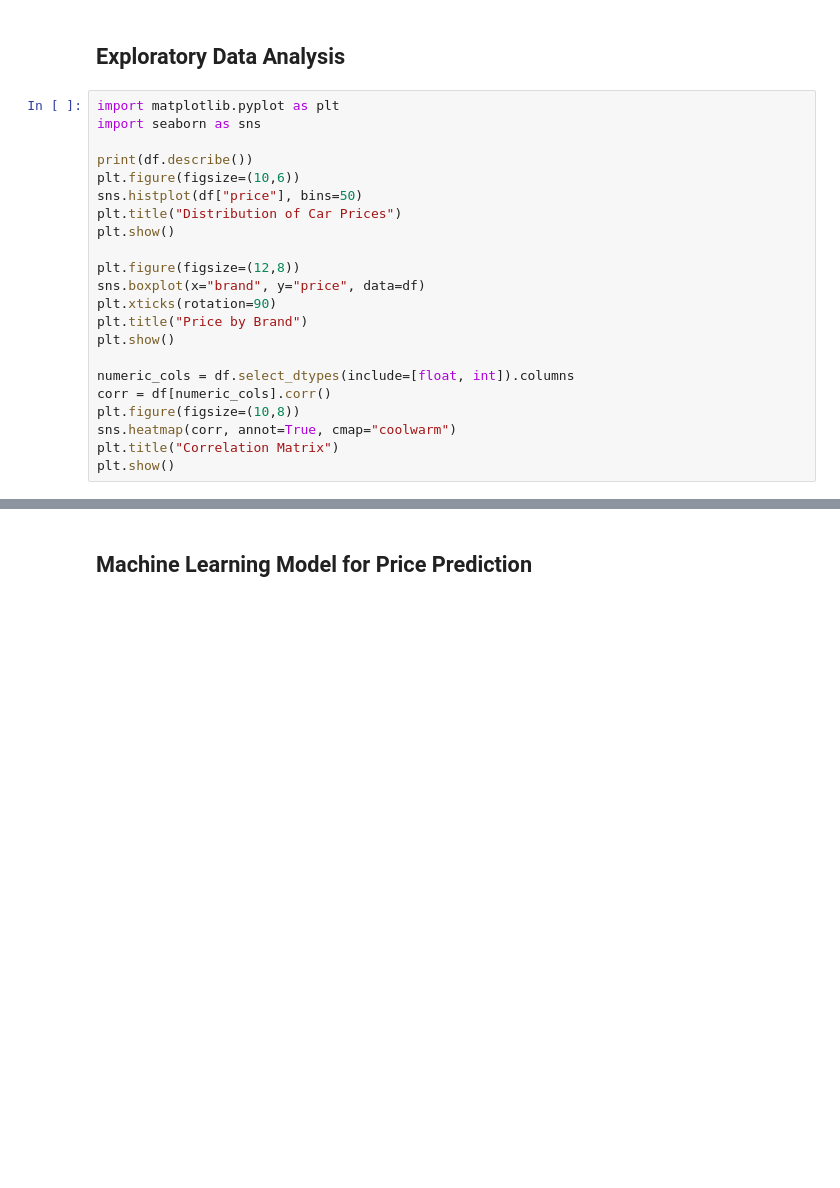
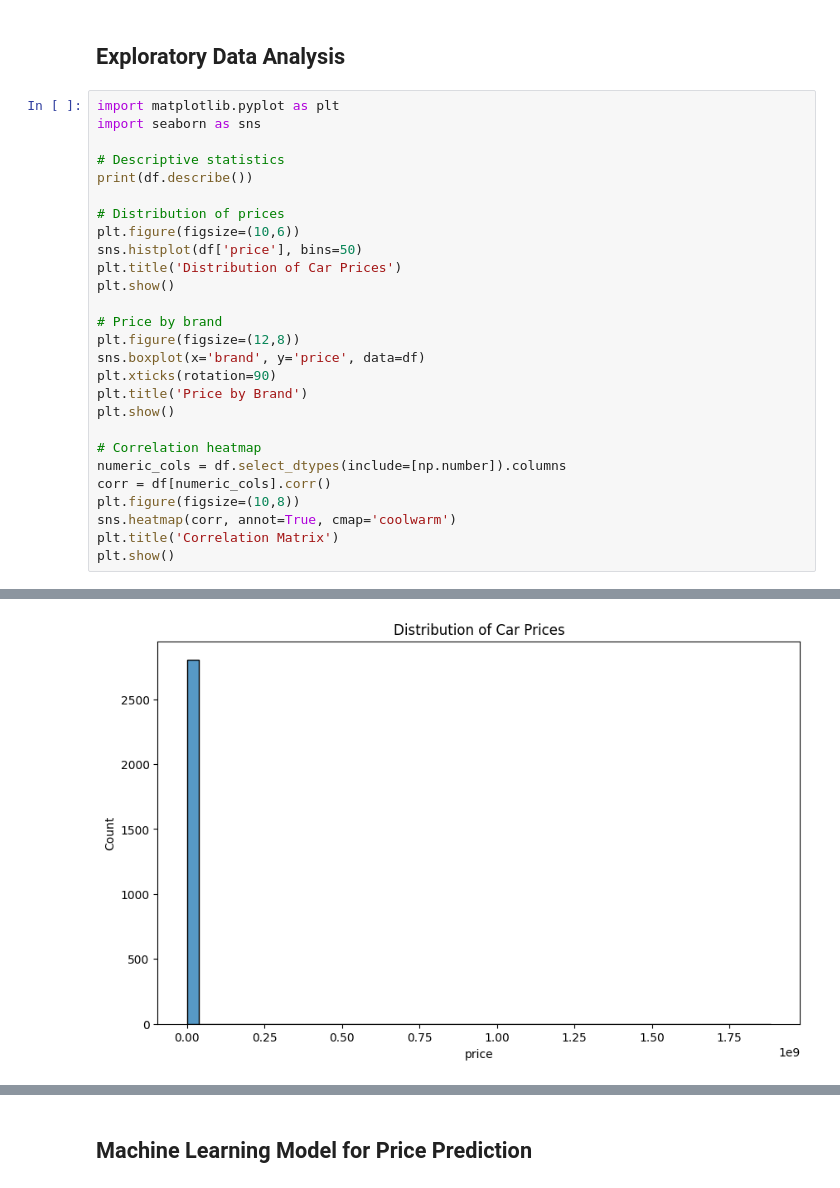
Before and after one commit to Le0291/DS_Project, a Jupyter notebook: project.ipynb, the cells around one changed output, grey strips where cells are left out. Cells and saved outputs as stored; diff of their text form; blank space fills up the shorter version.

```diff
--- a/project.ipynb
+++ b/project.ipynb
@@ -23,21 +71,27 @@ print(df.dtypes)
 import matplotlib.pyplot as plt
 import seaborn as sns
 
+# Descriptive statistics
 print(df.describe())
+
+# Distribution of prices
 plt.figure(figsize=(10,6))
-sns.histplot(df["price"], bins=50)
-plt.title("Distribution of Car Prices")
+sns.histplot(df['price'], bins=50)
+plt.title('Distribution of Car Prices')
 plt.show()
 
+# Price by brand
 plt.figure(figsize=(12,8))
-sns.boxplot(x="brand", y="price", data=df)
+sns.boxplot(x='brand', y='price', data=df)
 plt.xticks(rotation=90)
-plt.title("Price by Brand")
+plt.title('Price by Brand')
 plt.show()
 
-numeric_cols = df.select_dtypes(include=[float, int]).columns
+# Correlation heatmap
+numeric_cols = df.select_dtypes(include=[np.number]).columns
 corr = df[numeric_cols].corr()
 plt.figure(figsize=(10,8))
-sns.heatmap(corr, annot=True, cmap="coolwarm")
-plt.title("Correlation Matrix")
+sns.heatmap(corr, annot=True, cmap='coolwarm')
+plt.title('Correlation Matrix')
 plt.show()
+# %% [output]
@@ -43,0 +117 @@ plt.show()
+[figure, added]
```
Also changed, not shown: parts of 10 cells of this notebook.
